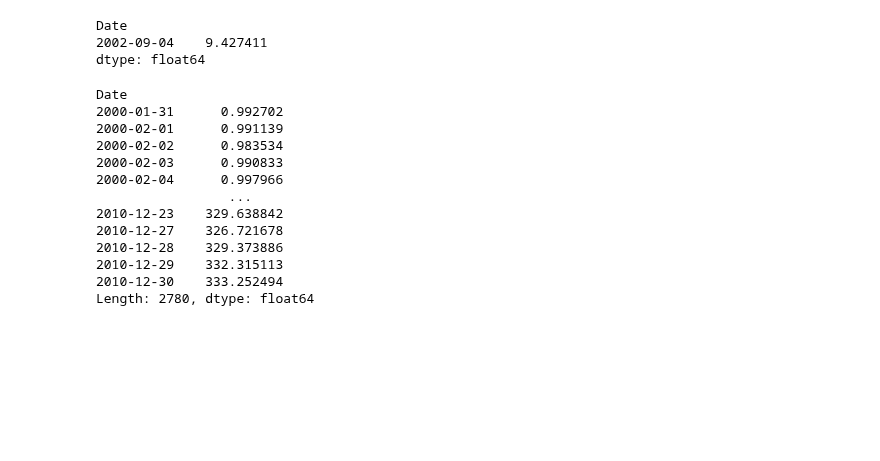
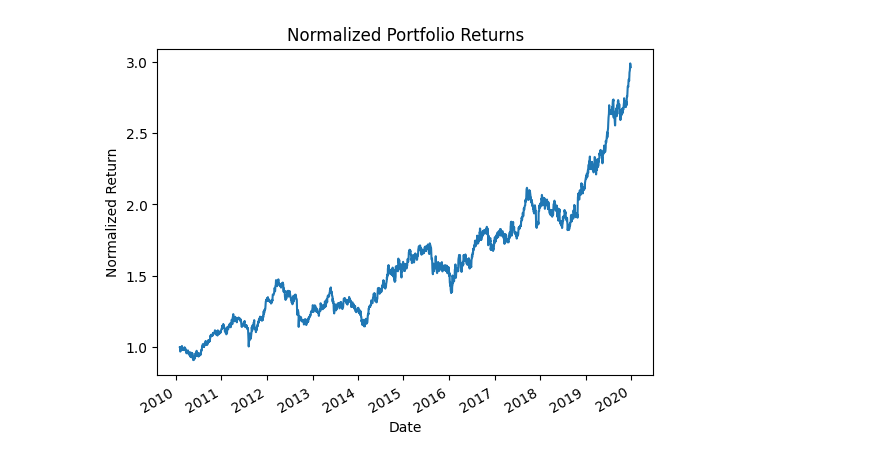
Before and after one commit to fea-dev-usp/quantamental-Dev_Wizards, a Jupyter notebook: rebalanceamentos_aleatorios.ipynb, the cells around one changed output. Saved outputs shown, nothing was run; the diff lists cells and outputs as text; code cells hidden in the pictures; blank space fills up the shorter version.

```diff
--- a/rebalanceamentos_aleatorios.ipynb
+++ b/rebalanceamentos_aleatorios.ipynb
@@ -47,12 +47,12 @@ display(w.T)
 brazil_holidays = holidays.Brazil()
 
 # Filter the data for the first 10 years
-first_year_data = ibov_close.loc['2000-01-01':'2010-12-31']
+first_year_data = ibov_close.loc['2010-01-01':'2019-12-31']
 
 weights_df = pd.DataFrame()
 
 # Loop through each month and calculate the weights
-for month in pd.date_range(start='2000-01-01', end='2010-12-31', freq='ME'):
+for month in pd.date_range(start='2010-01-01', end='2019-12-31', freq='ME'):
     # Adjust the date to the next business day if it falls on a weekend or holiday
     while month.weekday() >= 5 or month in brazil_holidays or month.is_year_end:  # 5 = Saturday, 6 = Sunday
         month += pd.offsets.BDay(1)
@@ -79,5 +79,10 @@ for month in pd.date_range(start='2000-01-01', end='2010-12-31', freq='ME'):
     w.set_index('Date', inplace=True)
     weights_df = pd.concat([weights_df, w])
 
+# Reindex the weights dataframe to match the index of the returns dataframe and fill missing values with the previous ones
+weights_df = weights_df.reindex(returns.index, method='ffill')
+weights_df = weights_df.dropna()
+
+# Display the reindexed weights dataframe
 weights_df
 # %% [output]
@@ -116,26 +104,18 @@ filtered_returns
-# %%
-# Calculate the portfolio returns
-portfolio_returns = (filtered_returns * weights_df).sum(axis=1)
-portfolio_returns[portfolio_returns>1]
-# %% [output]
-Date
-2002-09-04    9.427411
-dtype: float64
-# %%
-# Normalize the portfolio returns to start at 1
-normalized_portfolio_returns = (1 + portfolio_returns).cumprod()
-normalized_portfolio_returns
-# %% [output]
-Date
-2000-01-31      0.992702
-2000-02-01      0.991139
-2000-02-02      0.983534
-2000-02-03      0.990833
-2000-02-04      0.997966
-                 ...
-2010-12-23    329.638842
-2010-12-27    326.721678
-2010-12-28    329.373886
-2010-12-29    332.315113
-2010-12-30    333.252494
-Length: 2780, dtype: float64
+# %%
+# Filter returns to have the same dates as weights_df
+filtered_returns = returns.loc[weights_df.index]
+
+# Calculate the portfolio returns - nx1 vector
+portfolio_returns = (filtered_returns * weights_df).sum(axis=1)
+
+# Normalize the portfolio returns to start at 1
+normalized_portfolio_returns = (1 + portfolio_returns).cumprod()
+normalized_portfolio_returns
+
+# Plot the normalized portfolio returns
+normalized_portfolio_returns.plot(title='Normalized Portfolio Returns')
+plt.xlabel('Date')
+plt.ylabel('Normalized Return')
+plt.show()
+# %% [output]
+[figure, added]
```
Also changed, not shown: parts of 9 cells of this notebook.
